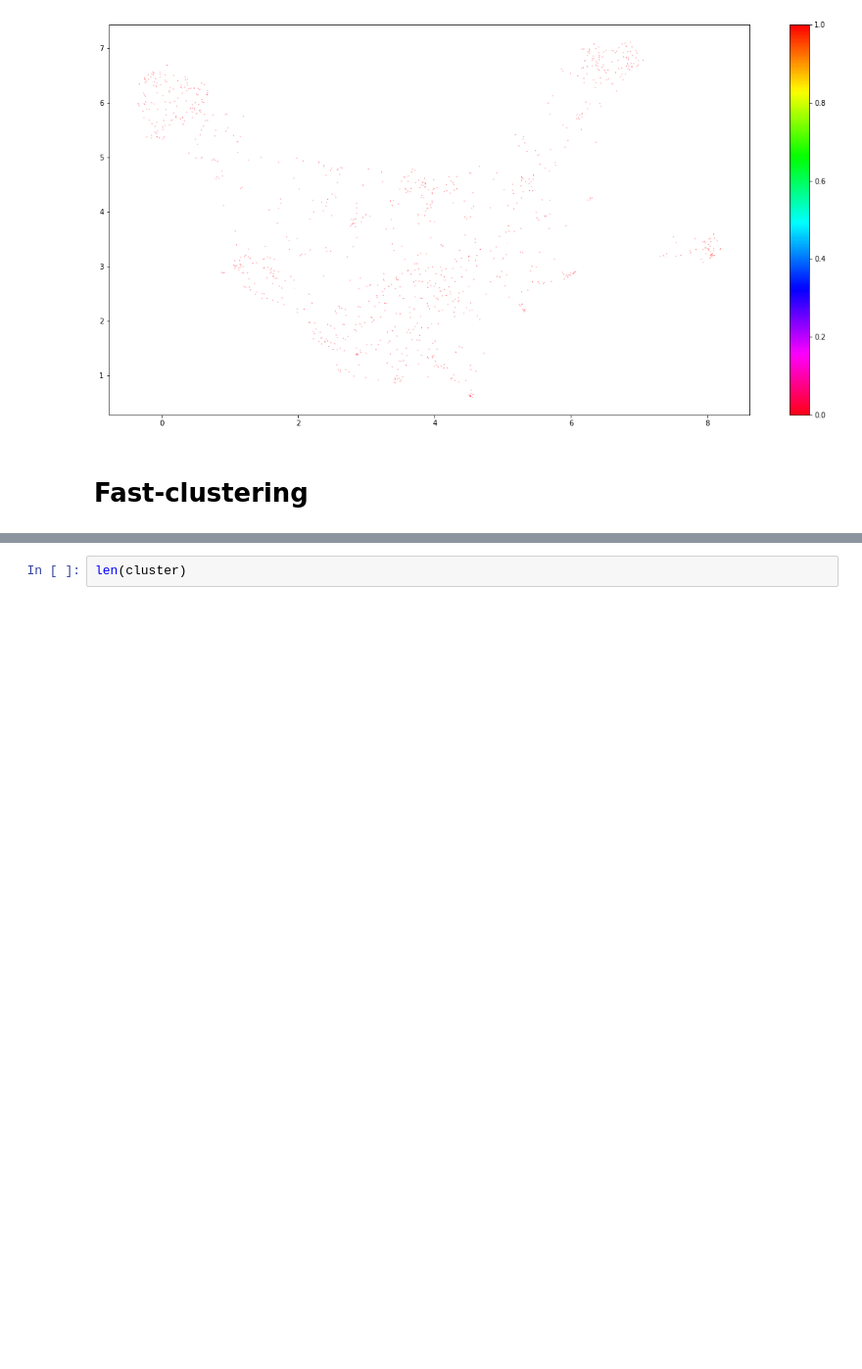
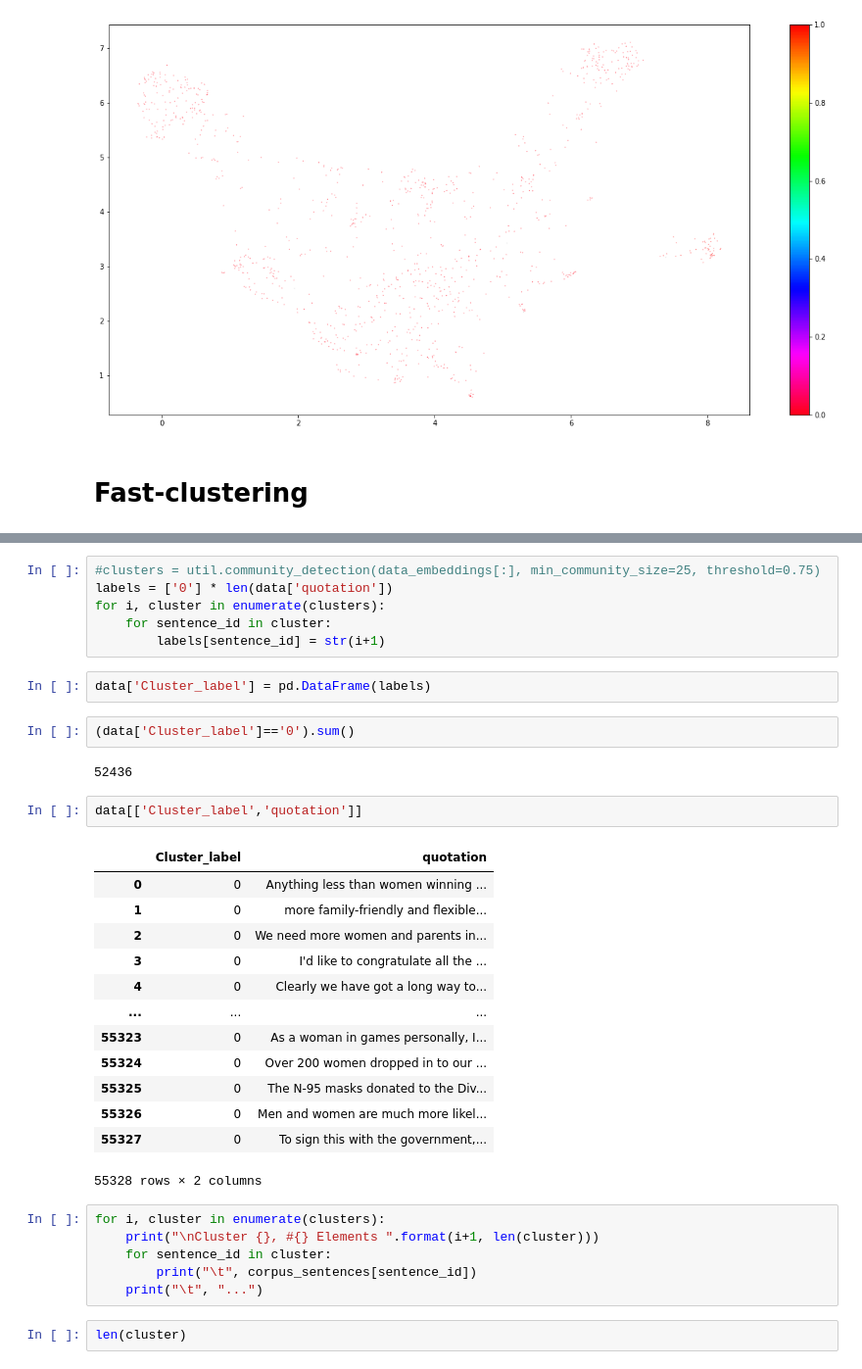
Before and after one commit to epfl-ada/ada-2021-project-concatsanddogs, a Jupyter notebook: Valerian/sbert_topic_modeling_w_fastclustering.ipynb, the cells around one changed output, grey strips where cells are left out. Shown at 98% size. Drawn from its saved outputs; the diff is of its cells as text; blank space fills up the shorter version.

```diff
--- a/Valerian/sbert_topic_modeling_w_fastclustering.ipynb
+++ b/Valerian/sbert_topic_modeling_w_fastclustering.ipynb
@@ -274,3 +252,37 @@ Cluster 2, #261 Elements
+# %%
+#clusters = util.community_detection(data_embeddings[:], min_community_size=25, threshold=0.75)
+labels = ['0'] * len(data['quotation'])
+for i, cluster in enumerate(clusters):
+    for sentence_id in cluster:
+        labels[sentence_id] = str(i+1)
+# %%
+data['Cluster_label'] = pd.DataFrame(labels)
+# %%
+(data['Cluster_label']=='0').sum()
+# %% [output]
+52436
+# %%
+data[['Cluster_label','quotation']]
+# %% [output]
+|  | Cluster_label | quotation |
+| 0 | 0 | Anything less than women winning ... |
+| 1 | 0 | more family-friendly and flexible... |
+| 2 | 0 | We need more women and parents in... |
+| 3 | 0 | I'd like to congratulate all the ... |
+| 4 | 0 | Clearly we have got a long way to... |
+| ... | ... | ... |
+| 55323 | 0 | As a woman in games personally, I... |
+| 55324 | 0 | Over 200 women dropped in to our ... |
+| 55325 | 0 | The N-95 masks donated to the Div... |
+| 55326 | 0 | Men and women are much more likel... |
+| 55327 | 0 | To sign this with the government,... |
+55328 rows × 2 columns
+# %%
+for i, cluster in enumerate(clusters):
+    print("\nCluster {}, #{} Elements ".format(i+1, len(cluster)))
+    for sentence_id in cluster:
+        print("\t", corpus_sentences[sentence_id])
+    print("\t", "...")
 # %%
 len(cluster)
 # %% [output]
```
Also changed, not shown: parts of 15 cells of this notebook, 1 other file.
